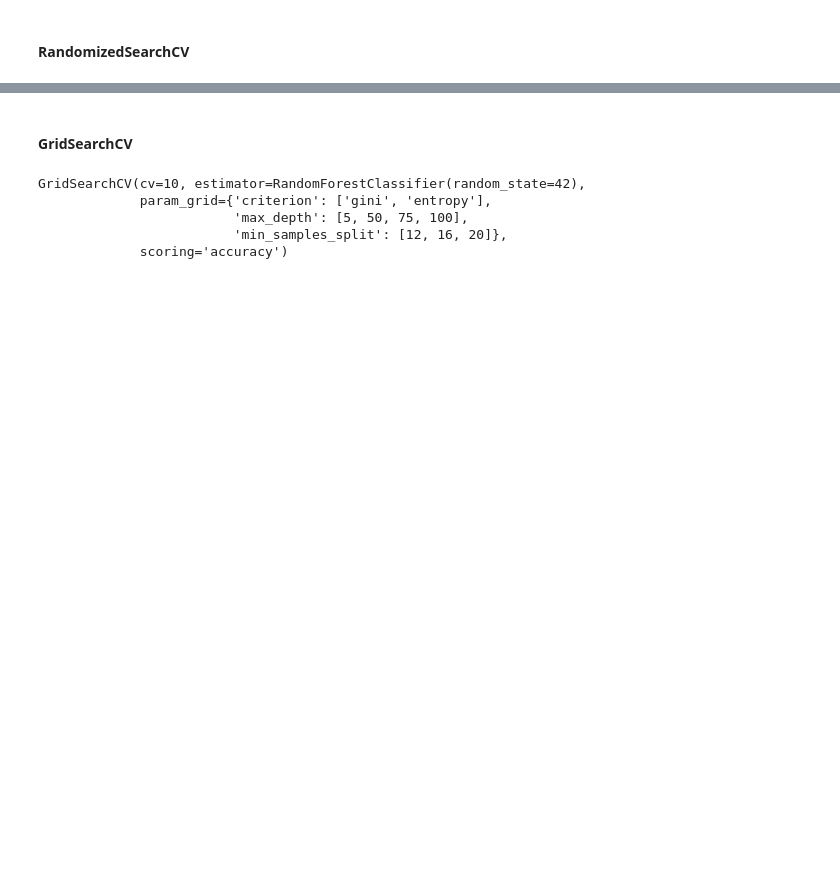
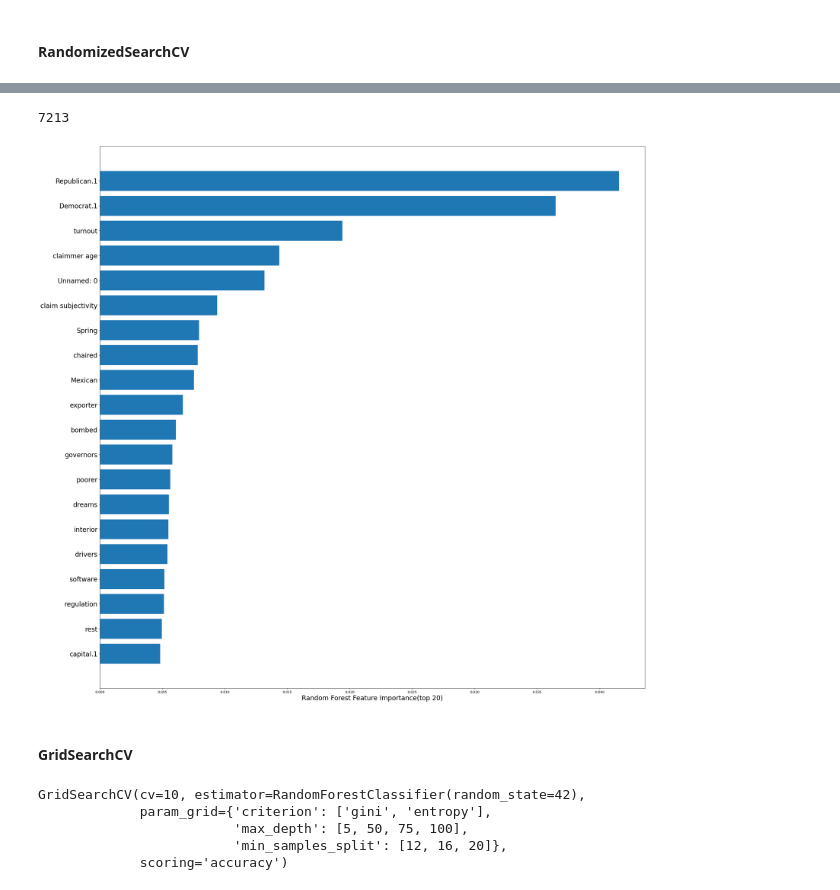
Before and after one commit to lohdaijiu/BT4222_FakeNewsClassifier, a Jupyter notebook: ModelBuilding.ipynb, the cells around one changed output, grey strips where cells are left out. Saved outputs shown, nothing was run; the diff lists cells and outputs as text; code cells hidden in the pictures; blank space fills up the shorter version.

Commit message:
added feature importance

```diff
--- a/ModelBuilding.ipynb
+++ b/ModelBuilding.ipynb
@@ -341,3 +245,20 @@ weighted avg       0.77      0.70      0.65      1889
+# %%
+rf = RandomForestClassifier(n_estimators= 1200, min_samples_split=10, min_samples_leaf = 4, max_depth = 60)
+rf.fit(X_train,y_train)
+sorted_idx = rf.feature_importances_.argsort()
+feature_names=X_train.columns
+# %%
+feature_names.__len__()
+# %% [output]
+7213
+# %%
+fig, axes = plt.subplots(figsize=(30,30))
+plt.barh(feature_names[sorted_idx][feature_names.__len__()-20:],rf.feature_importances_[sorted_idx][feature_names.__len__()-20:])
+plt.xlabel("Random Forest Feature Importance(top 20)", fontdict={'size':20})
+plt.yticks(font={'size':20})
+plt.show()
+# %% [output]
+[figure, added]
 # %% [markdown]
 #### GridSearchCV
 # %%
```
Also changed, not shown: parts of 46 cells of this notebook.
